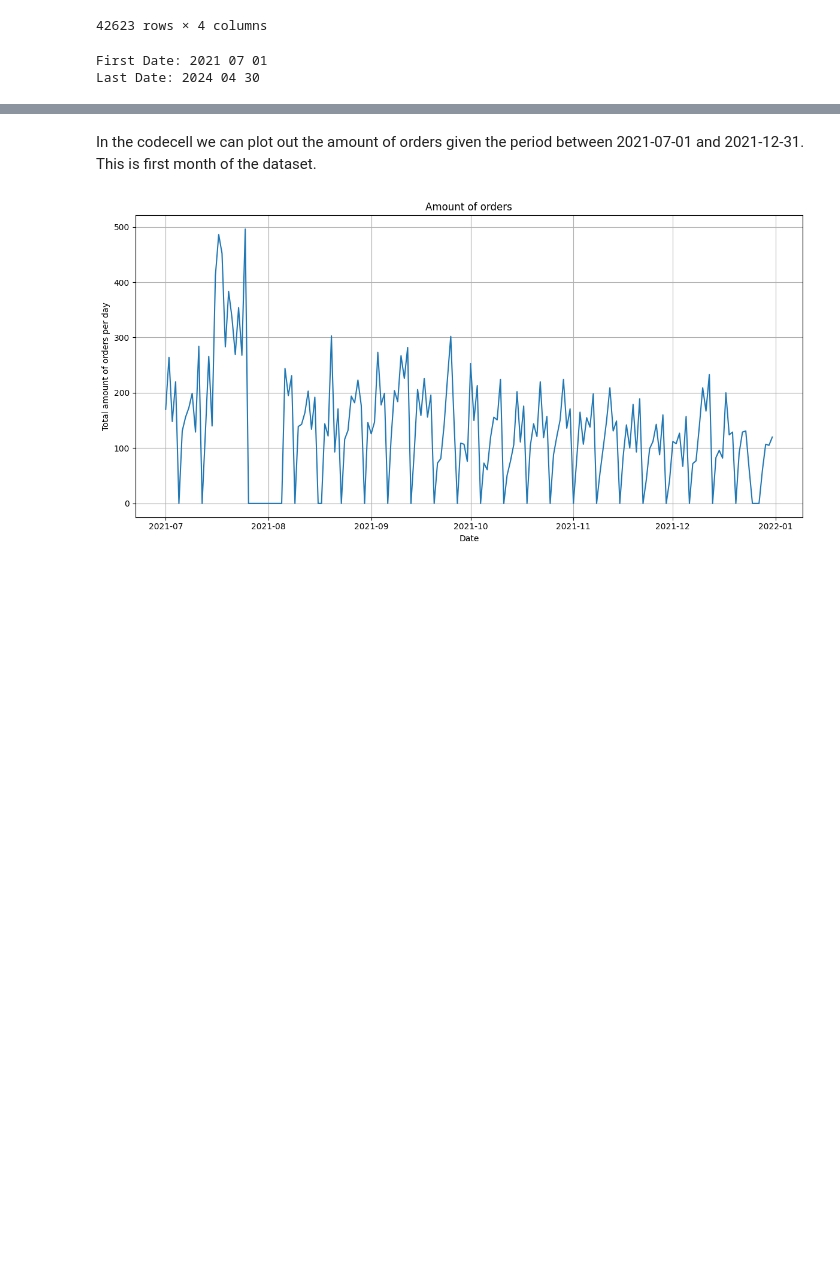
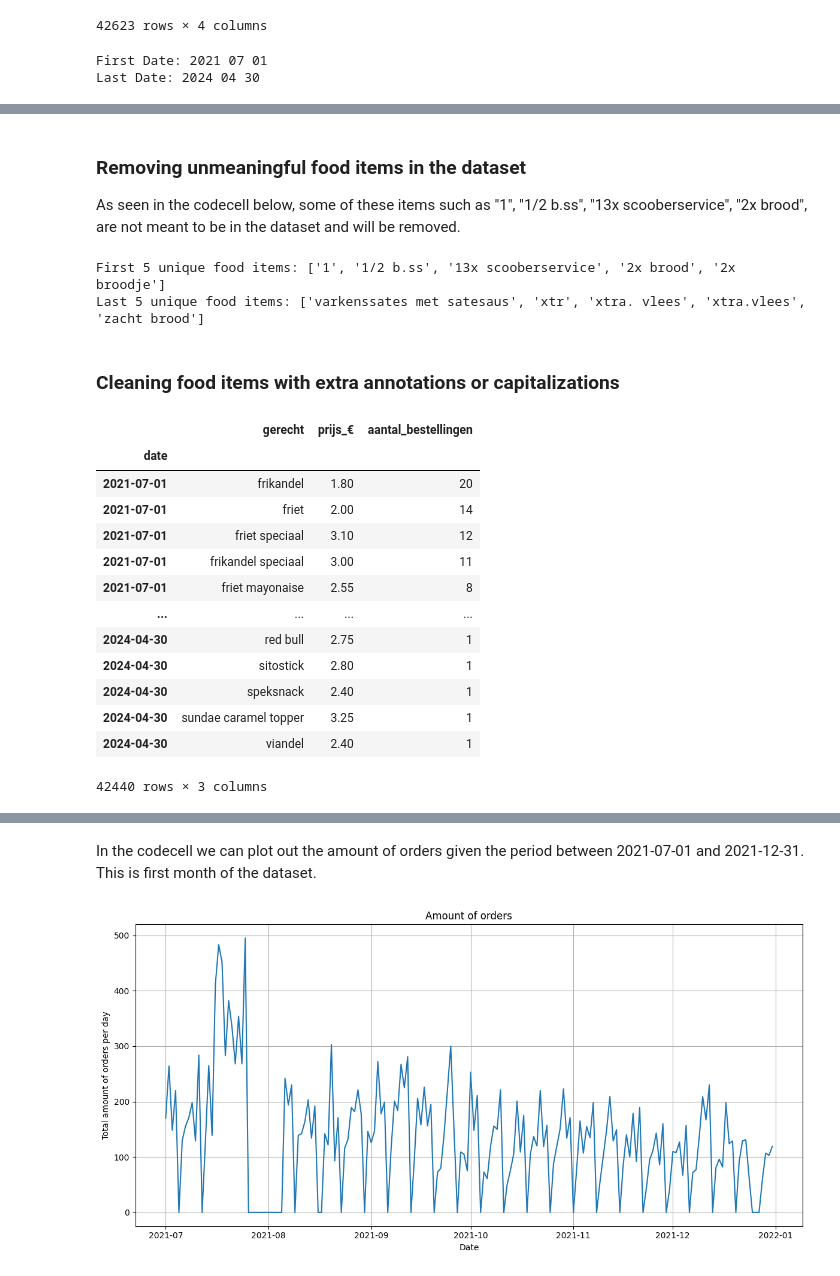
Before and after one commit to StevenLyy/S6-AI, a Jupyter notebook: data_challenge/data_challenge.ipynb, the cells around one changed output, grey strips where cells are left out. Cells and saved outputs as stored; diff of their text form; code cells hidden in the pictures; blank space fills up the shorter version.

```diff
--- a/data_challenge/data_challenge.ipynb
+++ b/data_challenge/data_challenge.ipynb
@@ -68,6 +69,7 @@ for file in csv_files:
 # Concatenate all DataFrames in the list into a single DataFrame
 combined_df = pd.concat(df_list)
 combined_df.drop('laatst_besteld', inplace=True, axis=1) # Dropped this column since it is not relevant for analyzing trending food item data
+combined_df['gerecht'] = combined_df['gerecht'].str.strip()
 
 combined_df
 # %% [output]
@@ -102,0 +107,10 @@ In the codecell below I have made a helper function for plotting out a line plot
+# %% [markdown]
+### Removing unmeaningful food items in the dataset
+
+As seen in the codecell below, some of these items such as "1", "1/2 b.ss", "13x scooberservice", "2x brood", are not meant to be in the dataset and will be removed.
+# %%
+print("First 5 unique food items:", sorted(combined_df.gerecht.unique())[0:5])
+print("Last 5 unique food items:", sorted(combined_df.gerecht.unique())[-5:])
+# %% [output]
+First 5 unique food items: ['1', '1/2 b.ss', '13x scooberservice', '2x brood', '2x broodje']
+Last 5 unique food items: ['varkenssates met satesaus', 'xtr', 'xtra. vlees', 'xtra.vlees', 'zacht brood']
@@ -102,0 +178,21 @@ In the codecell below I have made a helper function for plotting out a line plot
+# %% [markdown]
+### Cleaning food items with extra annotations or capitalizations
+# %%
+temp_combined_df = combined_df.copy()
+temp_combined_df['gerecht'] = temp_combined_df['gerecht'].str.lower()
+temp_combined_df
+# %% [output]
+|  | gerecht | prijs_€ | aantal_bestellingen |
+| date |  |  |  |
+| 2021-07-01 | frikandel | 1.80 | 20 |
+| 2021-07-01 | friet | 2.00 | 14 |
+| 2021-07-01 | friet speciaal | 3.10 | 12 |
+| 2021-07-01 | frikandel speciaal | 3.00 | 11 |
+| 2021-07-01 | friet mayonaise | 2.55 | 8 |
+| ... | ... | ... | ... |
+| 2024-04-30 | red bull | 2.75 | 1 |
+| 2024-04-30 | sitostick | 2.80 | 1 |
+| 2024-04-30 | speksnack | 2.40 | 1 |
+| 2024-04-30 | sundae caramel topper | 3.25 | 1 |
+| 2024-04-30 | viandel | 2.40 | 1 |
+42440 rows × 3 columns
```
Also changed, not shown: parts of 32 cells of this notebook.
